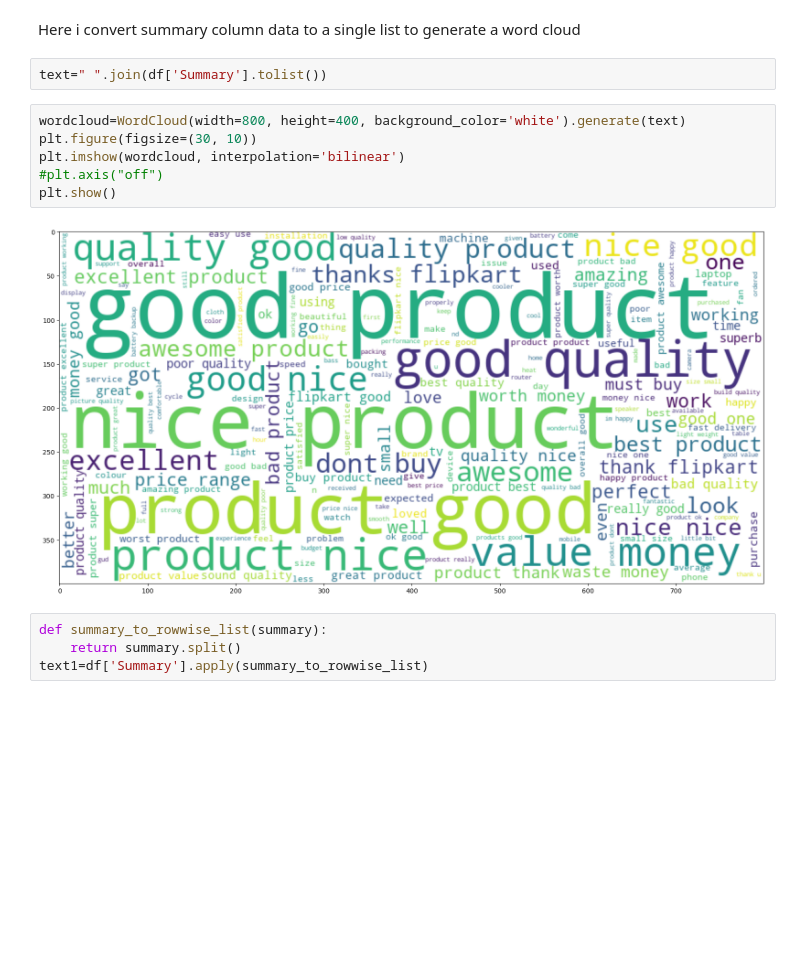
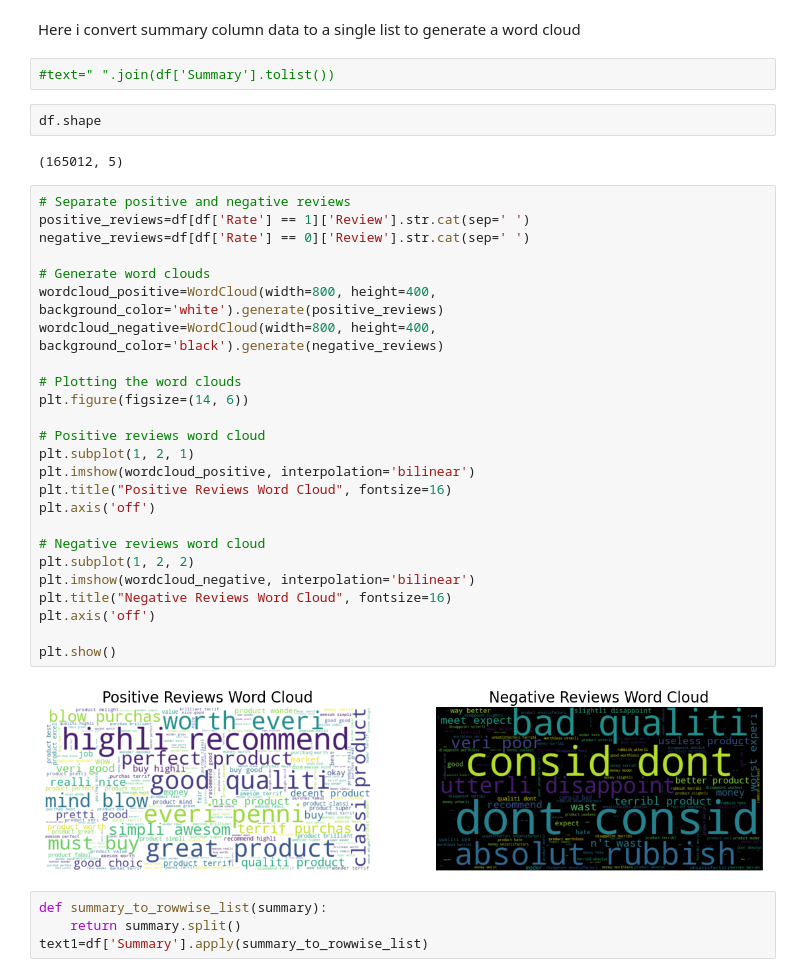
Before and after one commit to ritik902/sentiment_analysis_e-commerce_NLP, a Jupyter notebook: ML_Project_NLP/practical/Final_Preprocessing_plots.ipynb, the cells around one changed output. Cells and saved outputs as stored; diff of their text form; blank space fills up the shorter version.

```diff
--- a/ML_Project_NLP/practical/Final_Preprocessing_plots.ipynb
+++ b/ML_Project_NLP/practical/Final_Preprocessing_plots.ipynb
@@ -251,15 +350,38 @@ import matplotlib.pyplot as plt
 # %% [markdown]
 Here i convert summary column data to a single list to generate a word cloud
 # %%
-text=" ".join(df['Summary'].tolist())
+#text=" ".join(df['Summary'].tolist())
-# %%
-wordcloud=WordCloud(width=800, height=400, background_color='white').generate(text)
-plt.figure(figsize=(30, 10))
-plt.imshow(wordcloud, interpolation='bilinear')
-#plt.axis("off")
-plt.show()
-# %% [output]
-[figure, removed]
+# %%
+df.shape
+# %% [output]
+(165012, 5)
+# %%
+# Separate positive and negative reviews
+positive_reviews=df[df['Rate'] == 1]['Review'].str.cat(sep=' ')
+negative_reviews=df[df['Rate'] == 0]['Review'].str.cat(sep=' ')
+
+# Generate word clouds
+wordcloud_positive=WordCloud(width=800, height=400, background_color='white').generate(positive_reviews)
+wordcloud_negative=WordCloud(width=800, height=400, background_color='black').generate(negative_reviews)
+
+# Plotting the word clouds
+plt.figure(figsize=(14, 6))
+
+# Positive reviews word cloud
+plt.subplot(1, 2, 1)
+plt.imshow(wordcloud_positive, interpolation='bilinear')
+plt.title("Positive Reviews Word Cloud", fontsize=16)
+plt.axis('off')
+
+# Negative reviews word cloud
+plt.subplot(1, 2, 2)
+plt.imshow(wordcloud_negative, interpolation='bilinear')
+plt.title("Negative Reviews Word Cloud", fontsize=16)
+plt.axis('off')
+
+plt.show()
+# %% [output]
+[figure, added]
 # %%
 def summary_to_rowwise_list(summary):
     return summary.split()
```
Also changed, not shown: parts of 27 cells of this notebook, 4 other files.
